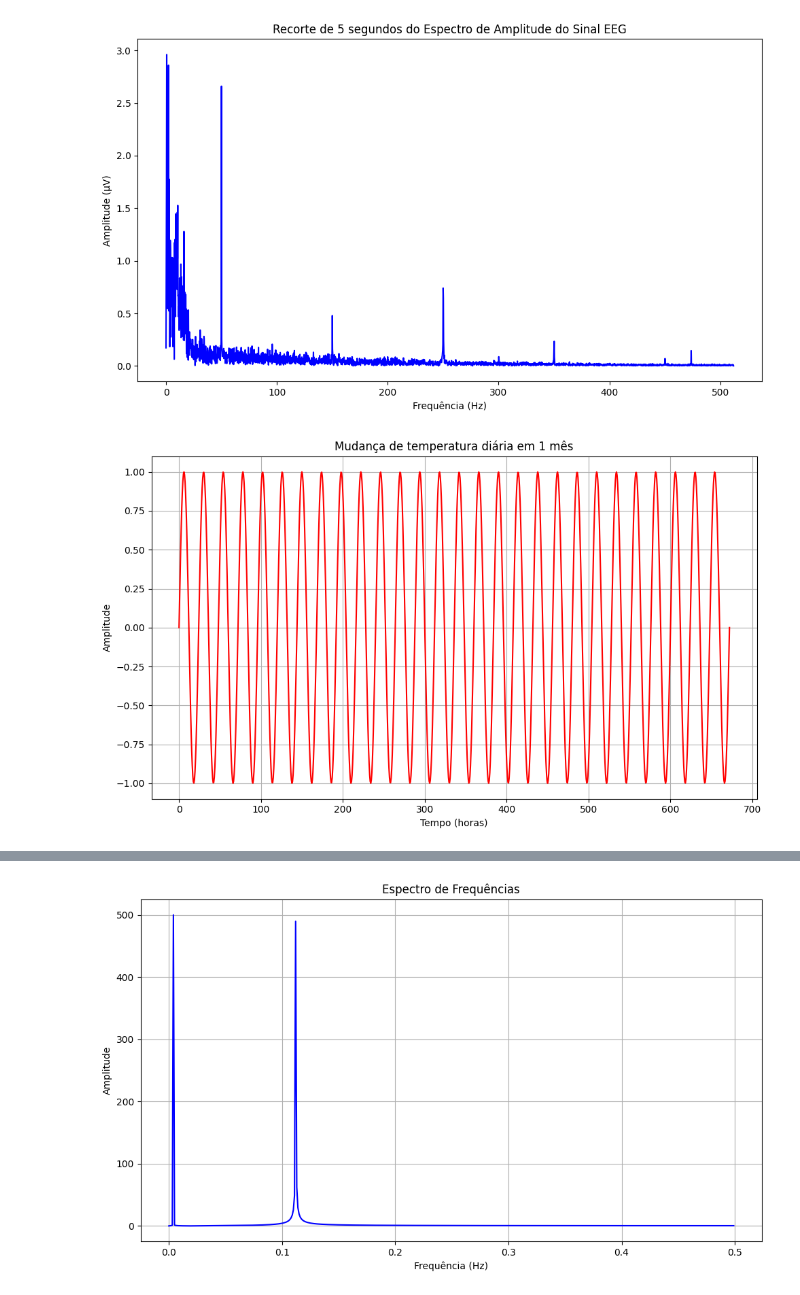
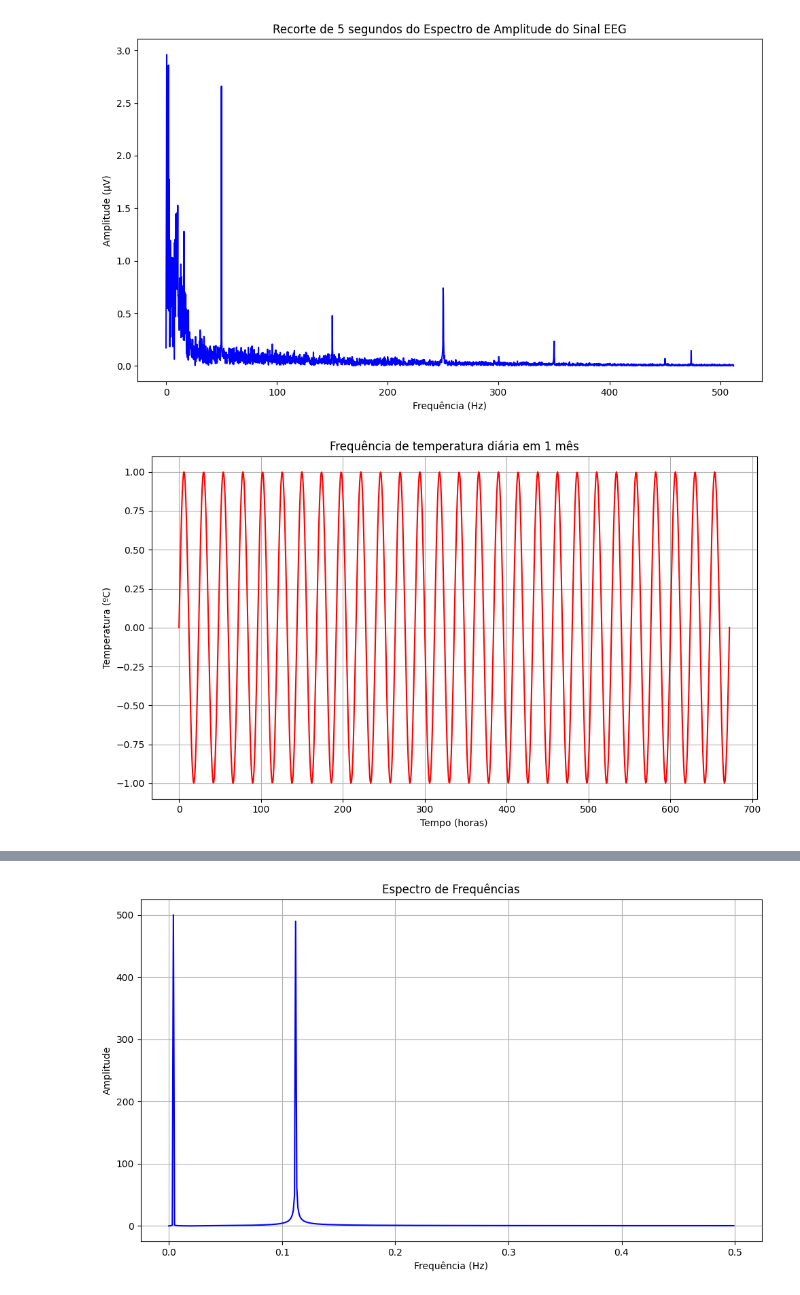
Before and after one commit to PauloMatheusGr/DSP-Class, a Jupyter notebook: aula-fft.ipynb, the cells around one changed output, grey strips where cells are left out. Drawn from its saved outputs; the diff is of its cells as text; code cells hidden in the pictures.

```diff
--- a/aula-fft.ipynb
+++ b/aula-fft.ipynb
@@ -359,24 +359,24 @@ plt.show()
 # %%
 import matplotlib.pyplot as plt
 import numpy as np
 
 # Frequência senoidal para representar alterações a cada 24 horas com 7 repetições
 frequencia = 1 / 24  # Frequência de 1 ciclo a cada 24 horas
 periodo = 7 * 4 * 24  # Número total de horas (7 dias)
 tempo = np.linspace(0, periodo, num=1000)  # Tempo ao longo de 7 dias
 frequencia_seno = np.sin(2 * np.pi * frequencia * tempo)
 
 # Plotagem do gráfico
 plt.figure(figsize=(10, 6))
 plt.plot(tempo, frequencia_seno, color='red')
 plt.xlabel('Tempo (horas)')
-plt.ylabel('Amplitude')
-plt.title('Mudança de temperatura diária em 1 mês')
+plt.ylabel('Temperatura (ºC)')
+plt.title('Frequência de temperatura diária em 1 mês')
 plt.grid(True)
 plt.tight_layout()
 plt.show()
 # %% [output]
-[figure, old version]
+[figure, new version]
 # %%
 import matplotlib.pyplot as plt
 import numpy as np
```
Also changed, not shown: parts of 5 cells of this notebook, 7 other files.
